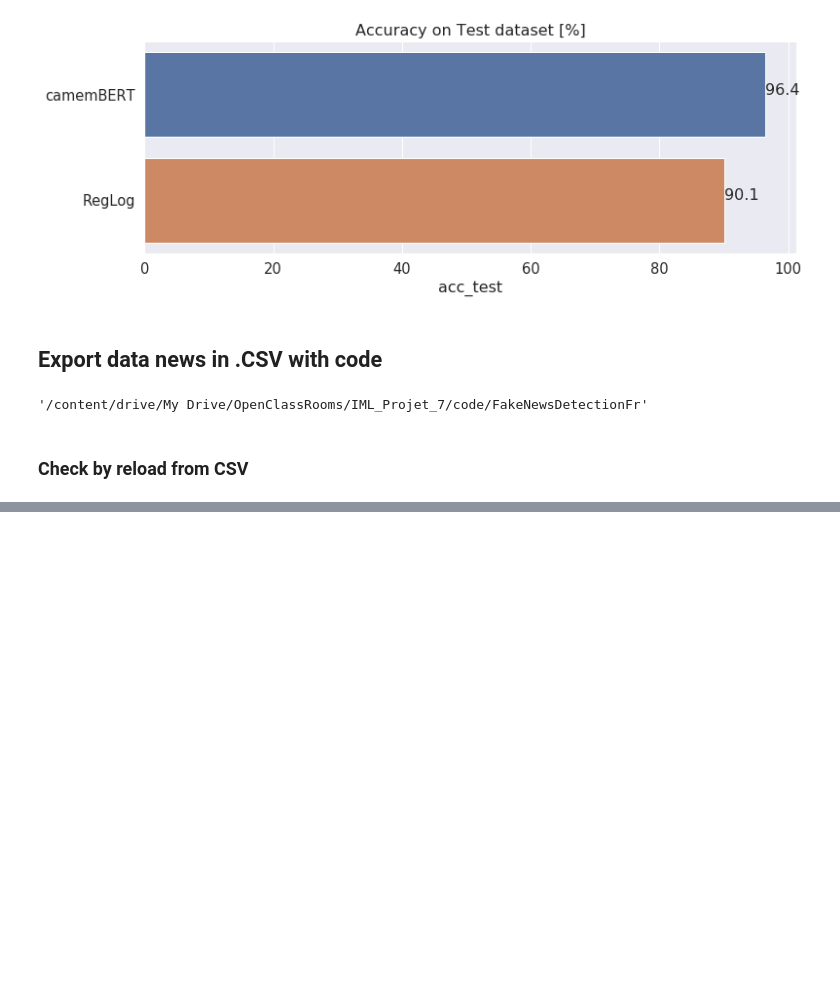
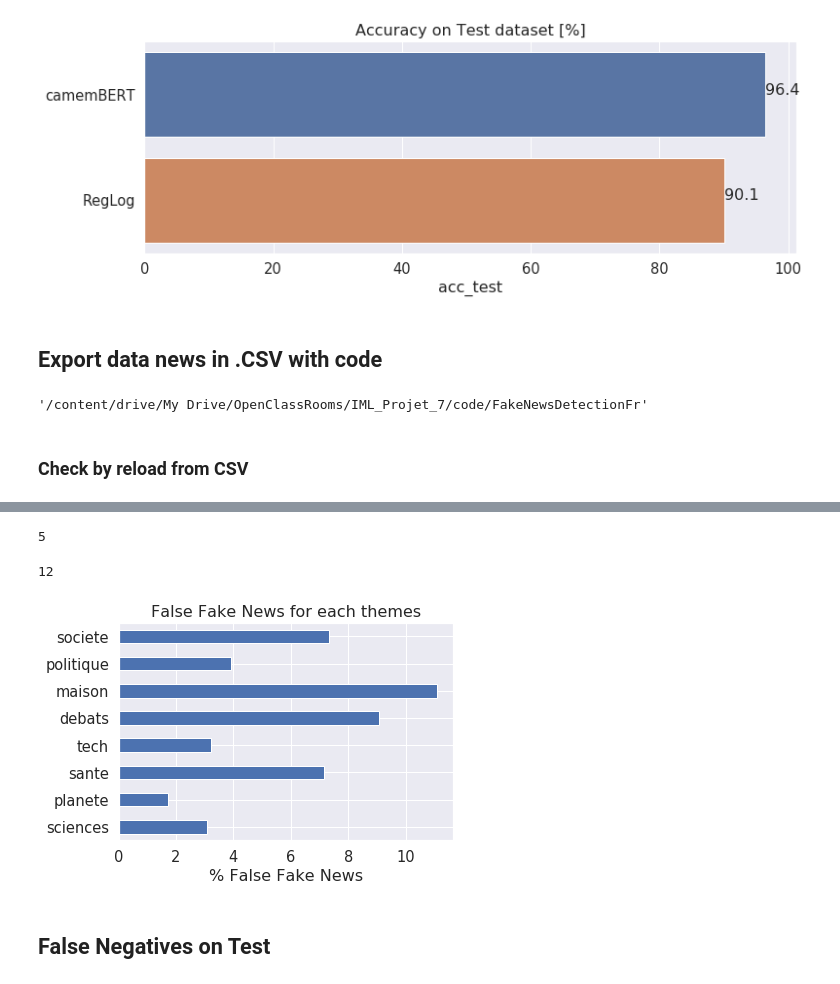
Before and after one commit to jeugregg/FakeNewsDetectionFr, a Jupyter notebook: 04_Train_evaluate_baseline.ipynb, the cells around one changed output, grey strips where cells are left out. Drawn from its saved outputs; the diff is of its cells as text; code cells hidden in the pictures; blank space fills up the shorter version.

```diff
--- a/04_Train_evaluate_baseline.ipynb
+++ b/04_Train_evaluate_baseline.ipynb
@@ -1019,0 +1081,19 @@ df_news_csv.head()
+# %%
+# count all news by themes
+s_theme = df_news[df_news["train"] == False]["theme"].value_counts(sort=False)
+# count false positives by themes
+s_theme_fp = \
+  df_news[(df_news["fp_logreg"] == True) & \
+          (df_news["train"] == False)].theme.value_counts(sort=False)
+# label True news themes
+list_true_themes = df_news[
+  (df_news["fake"] == 0) & (df_news["train"] == False)]["theme"].unique()
+# calculate repartition of false positive by sources
+s_pc_fp = s_theme.filter(items=list_true_themes).astype('float')
+for theme_name in s_pc_fp.index:
+  if theme_name in s_theme_fp.index.tolist():
+    print("{} / {}".format(s_theme_fp[theme_name], s_pc_fp[theme_name]))
+    s_pc_fp[theme_name] = 100*s_theme_fp[theme_name]/s_pc_fp[theme_name]
+  else:
+    s_pc_fp[theme_name] = 0
+s_pc_fp
@@ -1019,0 +1128,17 @@ df_news_csv.head()
+# %%
+df_news[(df_news["train"] == False) & (df_news["theme"] == "chroniques")].shape[0]
+# %% [output]
+5
+# %%
+df_news[(df_news["theme"] == "chroniques")].shape[0]
+# %% [output]
+12
+# %%
+#fig = plt.figure(figsize=(8, 8))
+ax = s_pc_fp[s_pc_fp.values>0].plot.barh()
+ax.set_title("False Fake News for each themes")
+ax.set_xlabel("% False Fake News");
+# %% [output]
+[figure, added]
+# %% [markdown]
+## False Negatives on Test
```
Also changed, not shown: parts of 11 cells of this notebook, 1 other file.
